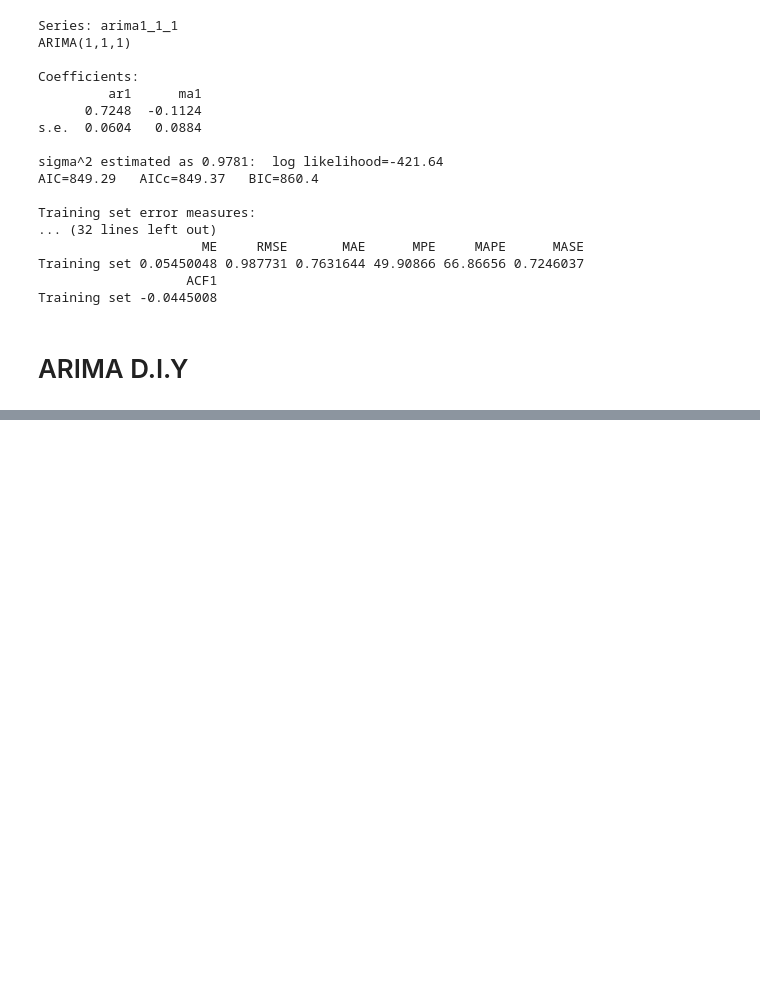
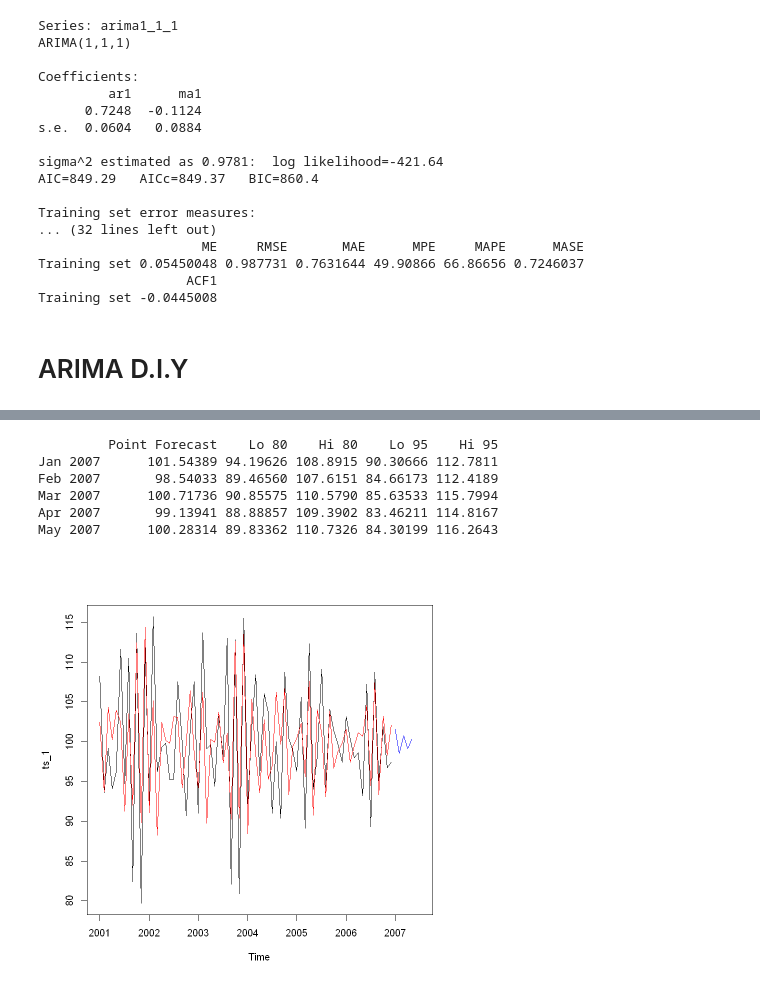
Before and after one commit to young-hun-jo/SCH_Univ_Course, a Jupyter notebook: Time_Series/ARIMA_&_DIY.ipynb, the cells around one changed output, grey strips where cells are left out. Drawn from its saved outputs; the diff is of its cells as text; code cells hidden in the pictures; blank space fills up the shorter version.

```diff
--- a/Time_Series/ARIMA_&_DIY.ipynb
+++ b/Time_Series/ARIMA_&_DIY.ipynb
@@ -134,0 +244,15 @@ ts_4<-ts(data_4, start=c(2001,1), end=c(2006,12), frequency = 12)
+# %%
+# 가장 적합한 모델은 AR(1)모형!
+ar_for<-forecast(ar_fit, h=5)
+plot(ts_1, xlim=c(2001,2007.5))
+lines(ar_for$fitted, col='red')
+lines(ar_for$mean, col='blue')
+ar_for
+# %% [output]
+         Point Forecast    Lo 80    Hi 80    Lo 95    Hi 95
+Jan 2007      101.54389 94.19626 108.8915 90.30666 112.7811
+Feb 2007       98.54033 89.46560 107.6151 84.66173 112.4189
+Mar 2007      100.71736 90.85575 110.5790 85.63533 115.7994
+Apr 2007       99.13941 88.88857 109.3902 83.46211 114.8167
+May 2007      100.28314 89.83362 110.7326 84.30199 116.2643
+[figure, added]
```
Also changed, not shown: parts of 20 cells of this notebook.
